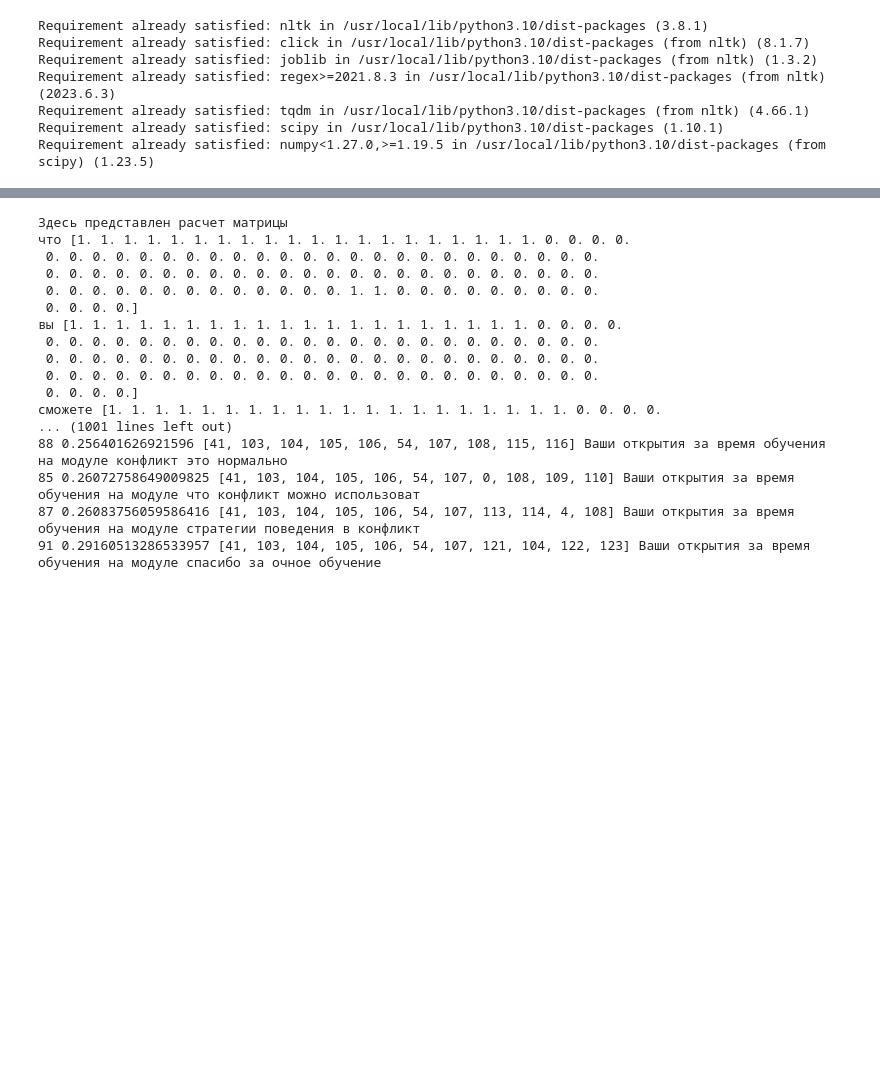
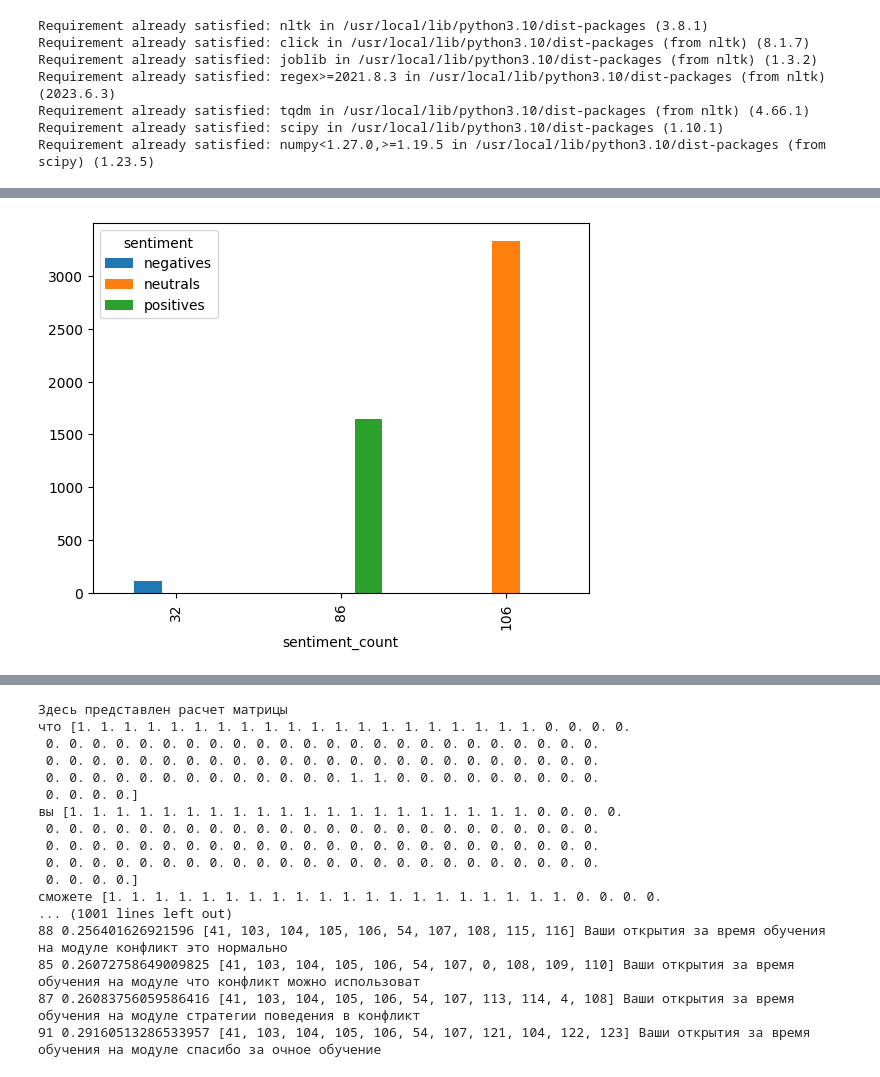
Before and after one commit to BrainyHaron/DigitalBreakthrough, a Jupyter notebook: das_pirat_OS_vol_3(fin).ipynb, the cells around one changed output, grey strips where cells are left out. Saved outputs shown, nothing was run; the diff lists cells and outputs as text; code cells hidden in the pictures; blank space fills up the shorter version.

```diff
--- a/das_pirat_OS_vol_3(fin).ipynb
+++ b/das_pirat_OS_vol_3(fin).ipynb
@@ -112,0 +254,6 @@ print(col_list[100])
+# %%
+df2 = dat[dat['sentiment'] != 'context cluster']
+df3 = df2[df2['sentiment'] != 'context sentiment']
+df3.groupby(['sentiment_count'])['sentiment'].value_counts().unstack().plot(kind = 'bar');
+# %% [output]
+[figure, added]
```
Also changed, not shown: parts of 32 cells of this notebook.
